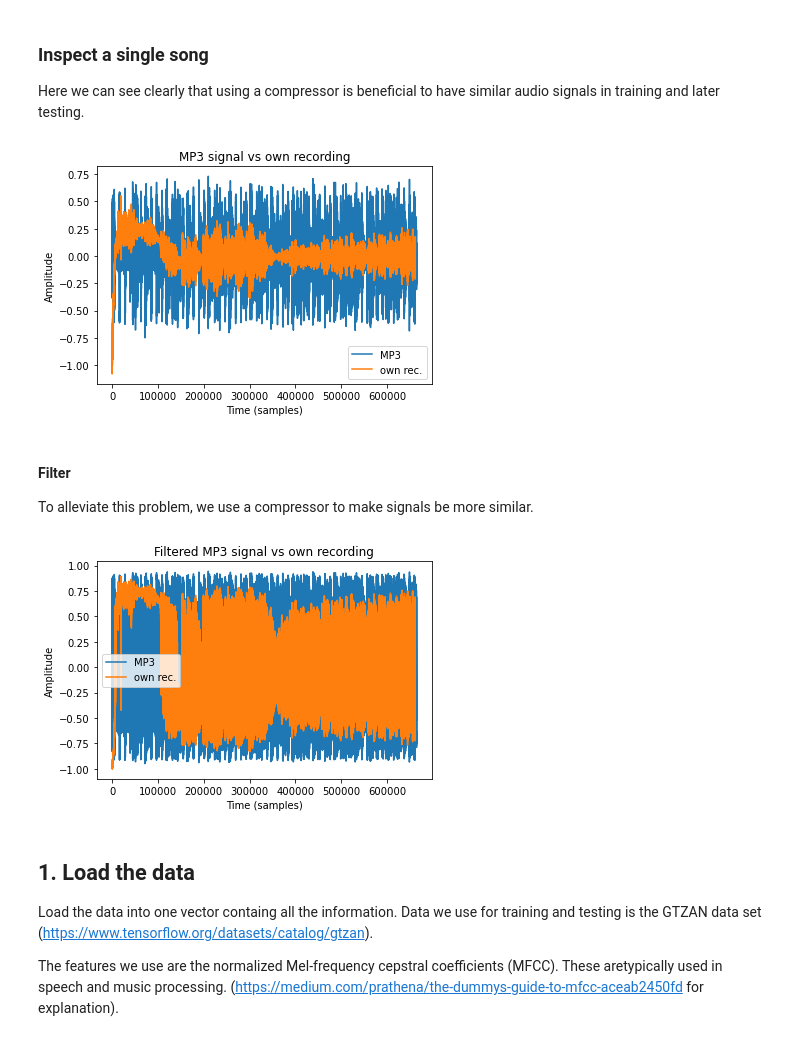
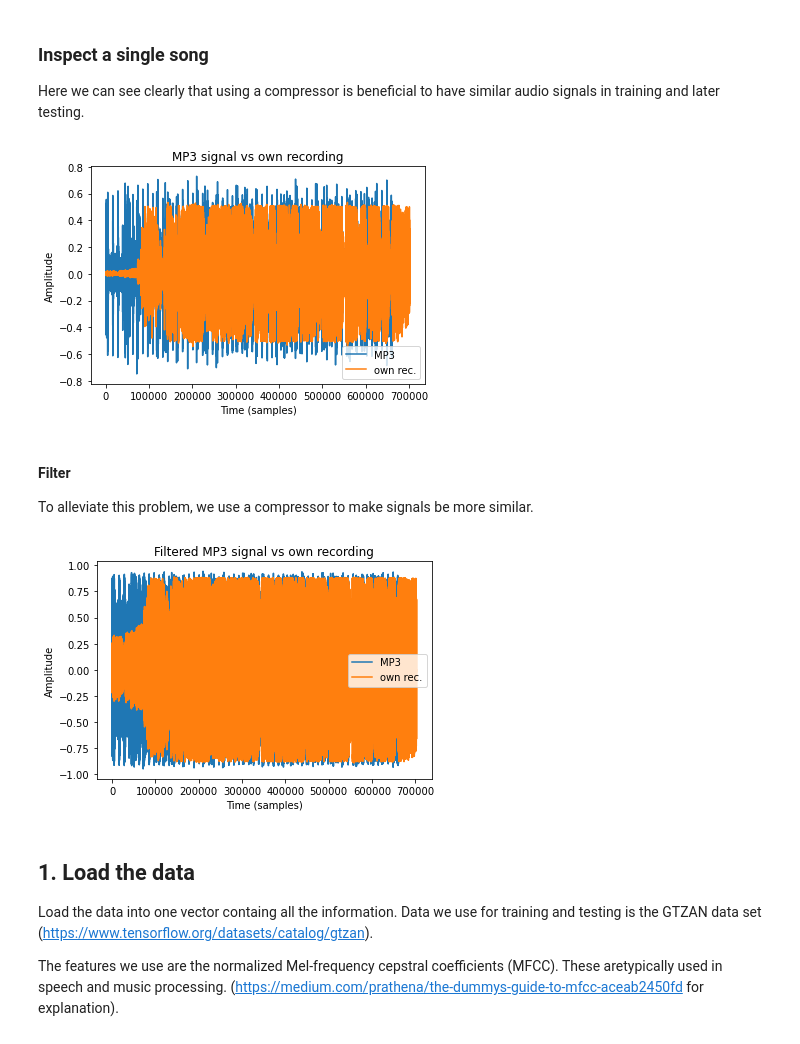
Before and after one commit to zunzer/music_driven_kinematics_in_humanoid_robots, a Jupyter notebook: programming-humanoid-robot-in-python/project/music_recognition/NN_classification/genreIdentifier.ipynb, the cells around one changed output. Cells and saved outputs as stored; diff of their text form; code cells hidden in the pictures.

```diff
--- a/programming-humanoid-robot-in-python/project/music_recognition/NN_classification/genreIdentifier.ipynb
+++ b/programming-humanoid-robot-in-python/project/music_recognition/NN_classification/genreIdentifier.ipynb
@@ -37,20 +39,20 @@ Here we can see clearly that using a compressor is beneficial to have similar au
 # %%
 # Extracting the wave, "y", and sampling rate, "sr", of the audio file
 y, sr = librosa.load('genres/disco/disco.00000.wav')
-y_rec, sr_rec = librosa.load("../../recordings/output.wav")
+y_rec, sr_rec = librosa.load("../../sounds/pop1.wav")
 
 # Checking the audio wave and sampling rate
 #y.shape, sr, sr_rec
 
 # Plotting the wave
 plt.plot(y, label='MP3')
 plt.plot(y_rec, label='own rec.')
 plt.title('MP3 signal vs own recording')
 plt.legend()
 plt.xlabel('Time (samples)')
 plt.ylabel('Amplitude');
 # %% [output]
-[figure, old version]
+[figure, new version]
 # %% [markdown]
 #### Filter
 
@@ -70,7 +72,7 @@ plt.legend()
 plt.xlabel('Time (samples)')
 plt.ylabel('Amplitude');
 # %% [output]
-[figure, old version]
+[figure, new version]
 # %% [markdown]
 ## 1. Load the data
 
```
Also changed, not shown: parts of 12 cells of this notebook, 5 other files.
